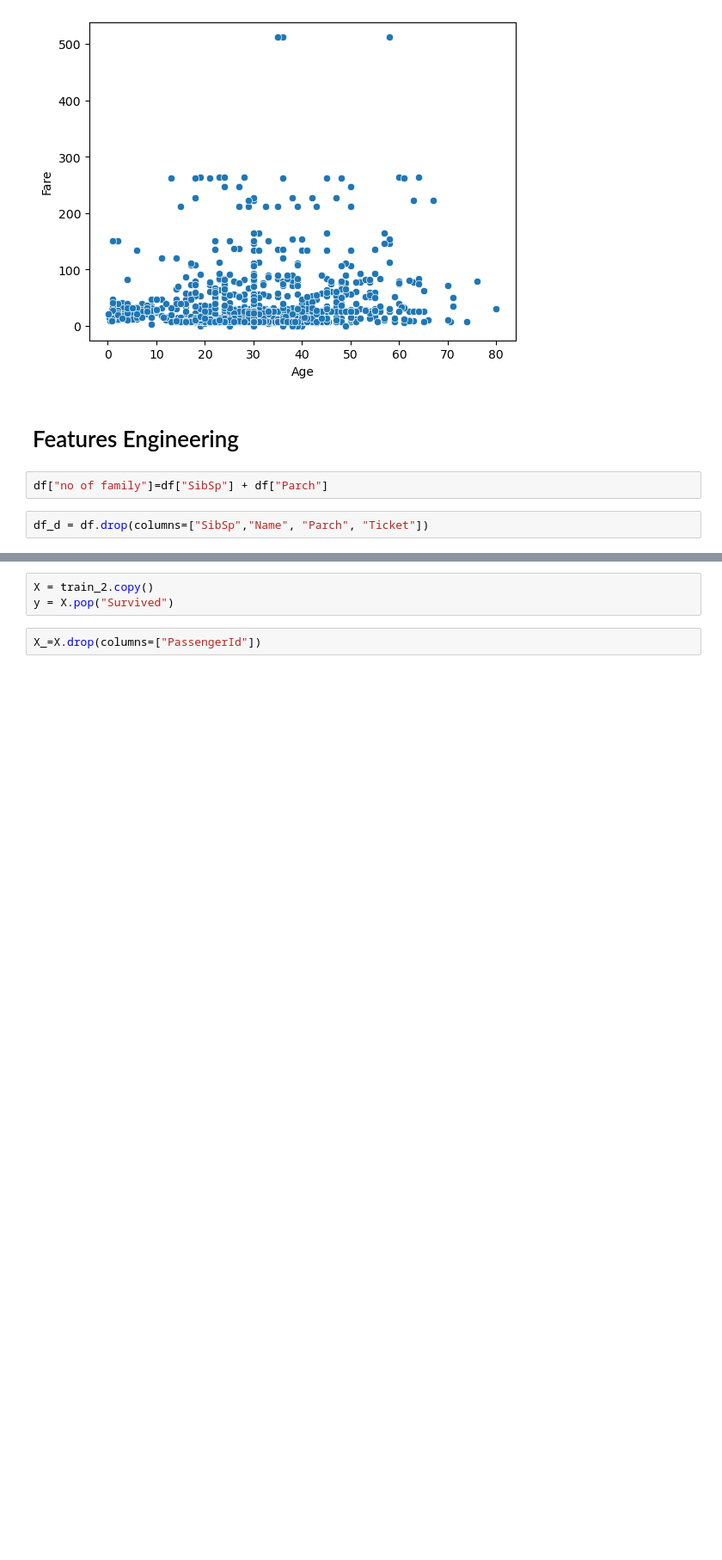
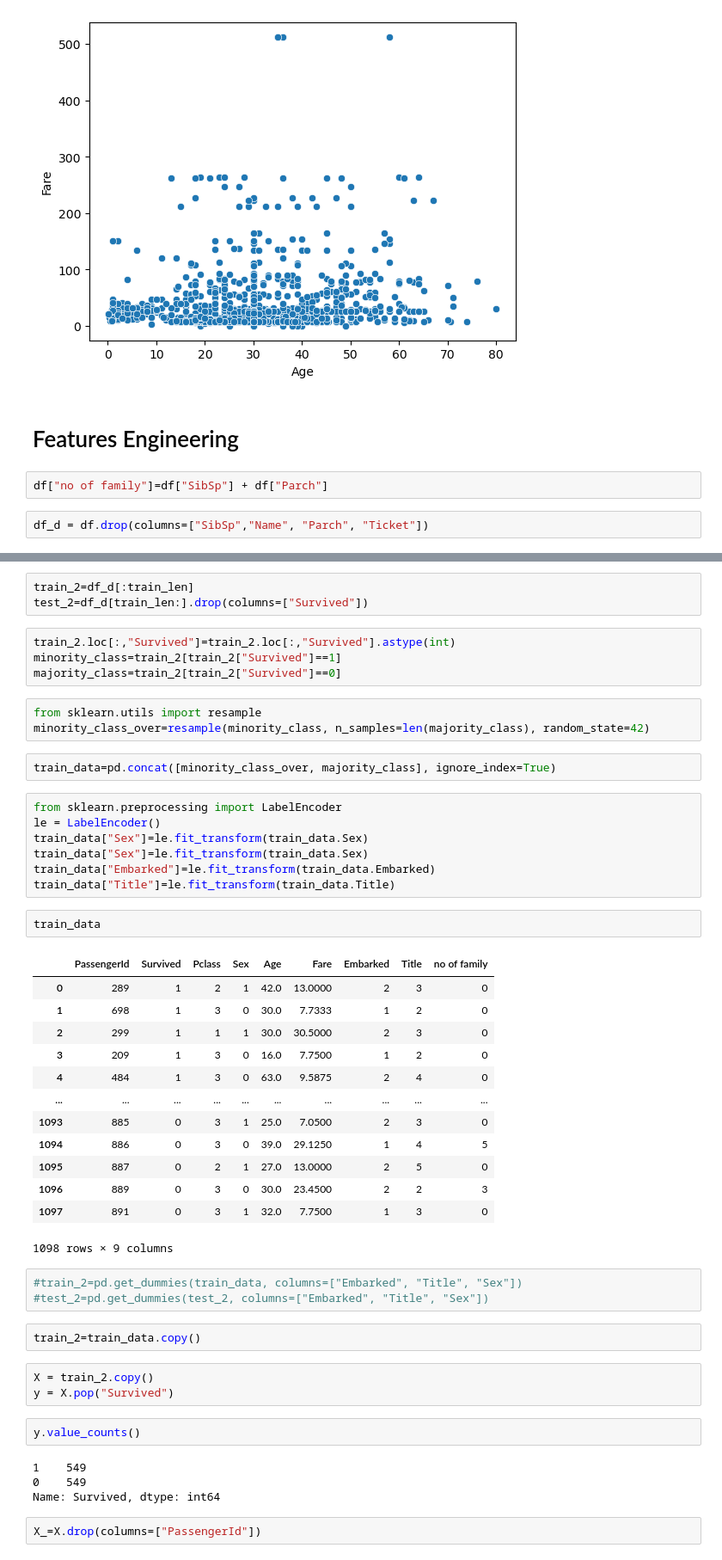
Before and after one commit to kazeemolaitanmusbau/Postgresql-Works, a Jupyter notebook: Untitled2.ipynb, the cells around one changed output, grey strips where cells are left out. Shown at 86% size. Drawn from its saved outputs; the diff is of its cells as text; blank space fills up the shorter version.

```diff
--- a/Untitled2.ipynb
+++ b/Untitled2.ipynb
@@ -351,5 +302,51 @@ test_2=df_2[train_len:].drop(columns=["Survived"])
+# %%
+train_2=df_d[:train_len]
+test_2=df_d[train_len:].drop(columns=["Survived"])
+# %%
+train_2.loc[:,"Survived"]=train_2.loc[:,"Survived"].astype(int)
+minority_class=train_2[train_2["Survived"]==1]
+majority_class=train_2[train_2["Survived"]==0]
+# %%
+from sklearn.utils import resample
+minority_class_over=resample(minority_class, n_samples=len(majority_class), random_state=42)
+# %%
+train_data=pd.concat([minority_class_over, majority_class], ignore_index=True)
+# %%
+from sklearn.preprocessing import LabelEncoder
+le = LabelEncoder()
+train_data["Sex"]=le.fit_transform(train_data.Sex)
+train_data["Sex"]=le.fit_transform(train_data.Sex)
+train_data["Embarked"]=le.fit_transform(train_data.Embarked)
+train_data["Title"]=le.fit_transform(train_data.Title)
+# %%
+train_data
+# %% [output]
+|  | PassengerId | Survived | Pclass | Sex | Age | Fare | Embarked | Title | no of family |
+| 0 | 289 | 1 | 2 | 1 | 42.0 | 13.0000 | 2 | 3 | 0 |
+| 1 | 698 | 1 | 3 | 0 | 30.0 | 7.7333 | 1 | 2 | 0 |
+| 2 | 299 | 1 | 1 | 1 | 30.0 | 30.5000 | 2 | 3 | 0 |
+| 3 | 209 | 1 | 3 | 0 | 16.0 | 7.7500 | 1 | 2 | 0 |
+| 4 | 484 | 1 | 3 | 0 | 63.0 | 9.5875 | 2 | 4 | 0 |
+| ... | ... | ... | ... | ... | ... | ... | ... | ... | ... |
+| 1093 | 885 | 0 | 3 | 1 | 25.0 | 7.0500 | 2 | 3 | 0 |
+| 1094 | 886 | 0 | 3 | 0 | 39.0 | 29.1250 | 1 | 4 | 5 |
+| 1095 | 887 | 0 | 2 | 1 | 27.0 | 13.0000 | 2 | 5 | 0 |
+| 1096 | 889 | 0 | 3 | 0 | 30.0 | 23.4500 | 2 | 2 | 3 |
+| 1097 | 891 | 0 | 3 | 1 | 32.0 | 7.7500 | 1 | 3 | 0 |
+1098 rows × 9 columns
+# %%
+#train_2=pd.get_dummies(train_data, columns=["Embarked", "Title", "Sex"])
+#test_2=pd.get_dummies(test_2, columns=["Embarked", "Title", "Sex"])
+# %%
+train_2=train_data.copy()
 # %%
 X = train_2.copy()
 y = X.pop("Survived")
+# %%
+y.value_counts()
+# %% [output]
+1    549
+0    549
+Name: Survived, dtype: int64
 # %%
 X_=X.drop(columns=["PassengerId"])
```
Also changed, not shown: parts of 23 cells of this notebook.
